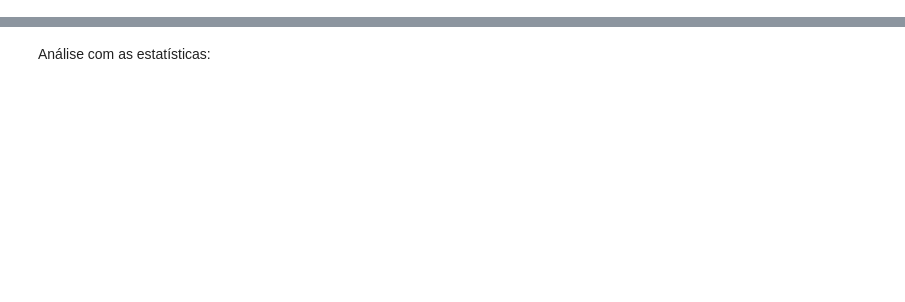
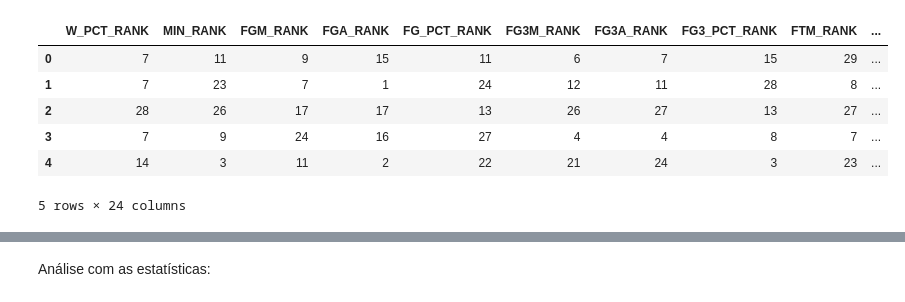
Before and after one commit to BuxGuerra/TPICD, a Jupyter notebook: analiseFinalista.ipynb, the cells around one changed output, grey strips where cells are left out. Saved outputs shown, nothing was run; the diff lists cells and outputs as text; code cells hidden in the pictures; blank space fills up the shorter version.

```diff
--- a/analiseFinalista.ipynb
+++ b/analiseFinalista.ipynb
@@ -44,0 +176,10 @@ dtype: int64
+# %%
+dfRank.head()
+# %% [output]
+|  | W_PCT_RANK | MIN_RANK | FGM_RANK | FGA_RANK | FG_PCT_RANK | FG3M_RANK | FG3A_RANK | FG3_PCT_RANK | FTM_RANK | ... |
+| 0 | 7 | 11 | 9 | 15 | 11 | 6 | 7 | 15 | 29 | ... |
+| 1 | 7 | 23 | 7 | 1 | 24 | 12 | 11 | 28 | 8 | ... |
+| 2 | 28 | 26 | 17 | 17 | 13 | 26 | 27 | 13 | 27 | ... |
+| 3 | 7 | 9 | 24 | 16 | 27 | 4 | 4 | 8 | 7 | ... |
+| 4 | 14 | 3 | 11 | 2 | 22 | 21 | 24 | 3 | 23 | ... |
+5 rows × 24 columns
```
Also changed, not shown: parts of 37 cells of this notebook.
